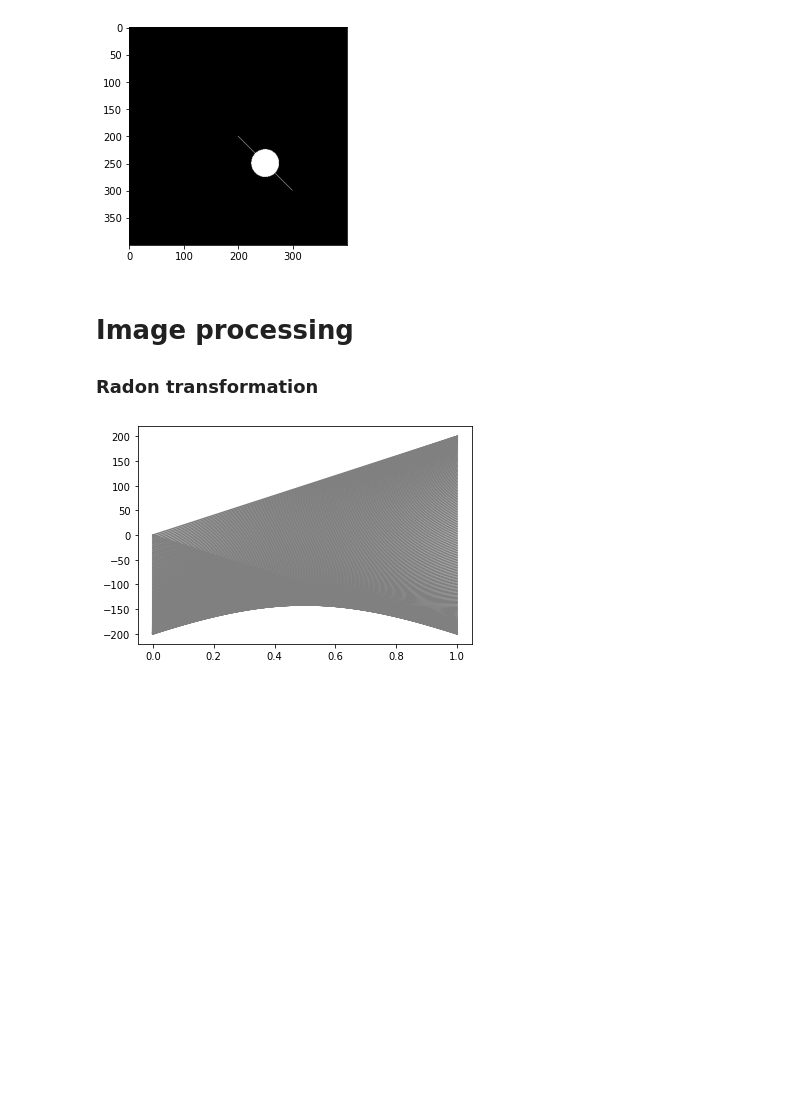
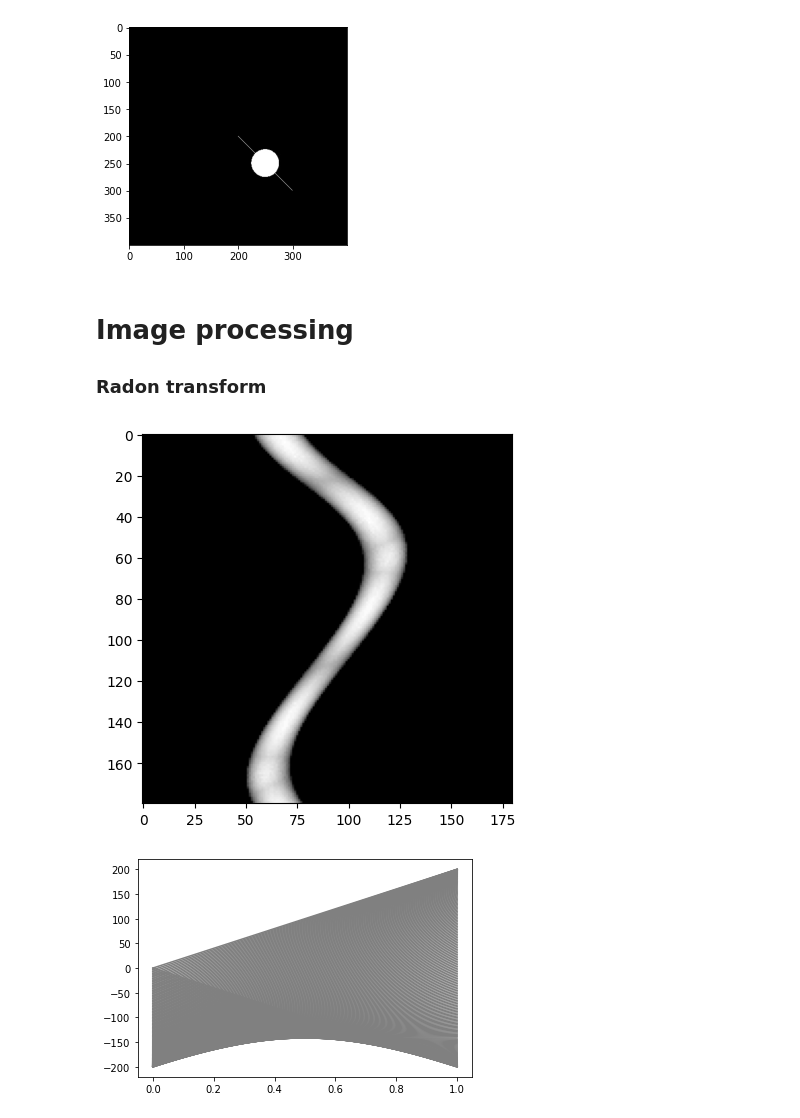
Before and after one commit to HelenaMaslowska/Tomograph, a Jupyter notebook: tk.ipynb, the cells around one changed output. Cells and saved outputs as stored; diff of their text form; code cells hidden in the pictures; blank space fills up the shorter version.

Commit message:
Actually working Radon transform

```diff
--- a/tk.ipynb
+++ b/tk.ipynb
@@ -82,4 +82,4 @@ saveDicom('Kropka.dcm', dicomImage, (metadata[0], 'Kropka', '20230304'))
 [figure]
 # %% [markdown]
 # Image processing
-### Radon transformation
+### Radon transform
@@ -138,3 +86,40 @@ radon_transform(image)
+# %%
+# Performs a Radon transform on an image
+# image: 2D array (floats in range [0, 1])
+# detectors: number of detectors (equally spaced on an arc)
+# scans: number of samples to take (emitter positions equally spaced around the circle)
+# detectingAngle: angle of the arc (in degrees) with detectors
+def radonTransform(image, detectors = 180, scans = 180, detectingAngle = 180):
+    center = np.array(image.shape) // 2     # Center of the emitter-detector system
+    radius = np.sqrt(2) * max(center)       # Radius of the round frame (half-diagonal of the image)
+    radonImage = np.zeros((scans, detectors), dtype=image.dtype)
+    phi = np.deg2rad(detectingAngle)        # Span of the detectors arc
+
+    # Where to place the emitter in subsequent scans
+    scanAngles = np.linspace(0, 2 * np.pi, scans, endpoint=False)
+    detectorAngleGap = phi / (detectors - 1)
+    for i, angle in enumerate(scanAngles):
+        E = np.array([np.cos(angle), np.sin(angle)]) * radius + center
+
+        for j in range(detectors):
+            # Where to place the j-th detector
+            detectorAngle = angle + np.pi - phi / 2 + j * detectorAngleGap
+            D = np.array([np.cos(detectorAngle), np.sin(detectorAngle)]) * radius + center
+
+            # Make a line between the emitter and the detector
+            # And ensure it is in bounds of the image
+            y, x = ski.draw.line_nd(E, D)
+            inBounds = (0 <= x) & (x < image.shape[1]) & (0 <= y) & (y < image.shape[0])
+            line = (y[inBounds], x[inBounds])
+            # Average the values of the image along the line
+            radonImage[i, j] = np.average(image[line])
+    return radonImage
+# %%
+image = loadImage('images/Kropka.jpg')
+radonImage = radonTransform(image)
+showImage(radonImage)
+# %% [output]
+[figure, added]
 # %%
 import math
 
```
Also changed, not shown: parts of 2 cells of this notebook.
